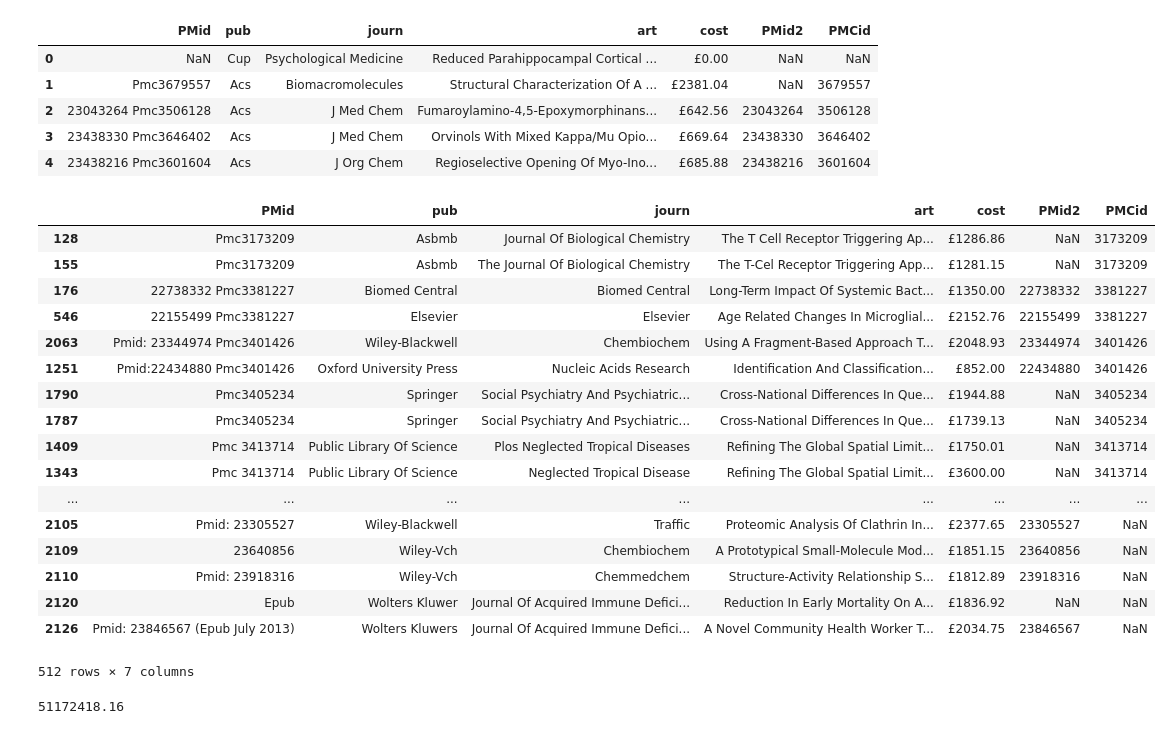
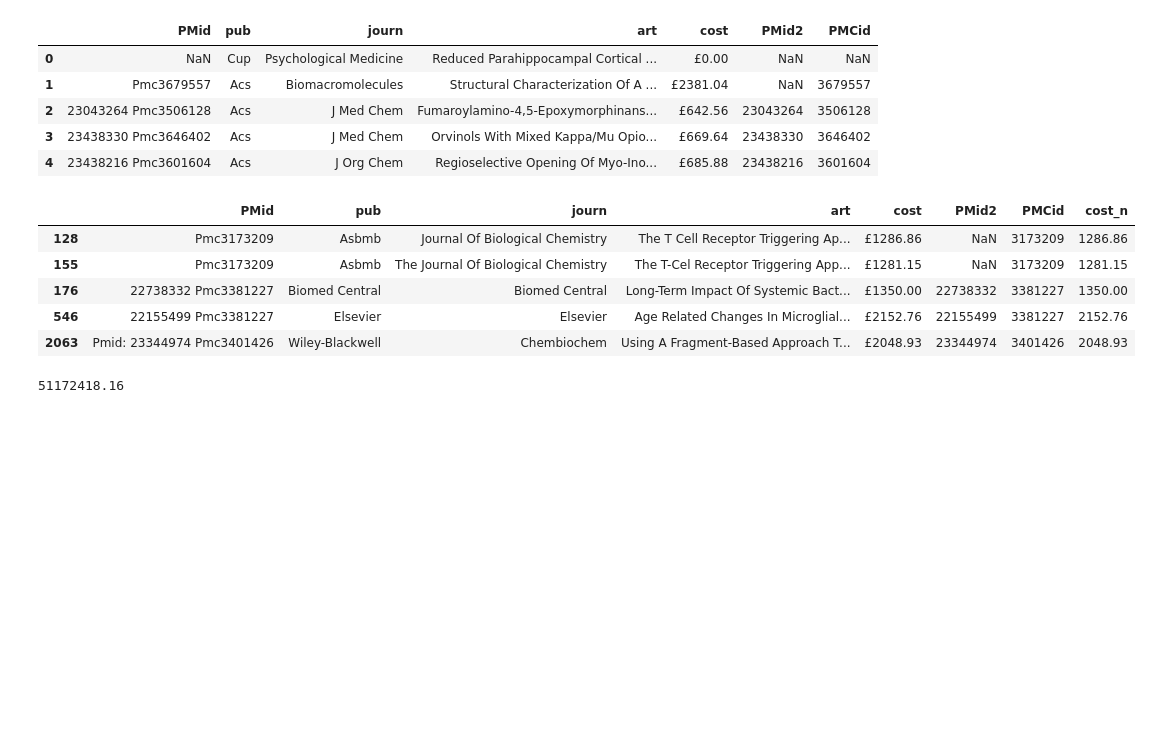
Before and after one commit to chrisoyer/thinkful_notes, a Jupyter notebook: drills/12.6 Data cleaning drill.ipynb, the cells around one changed output. Drawn from its saved outputs; the diff is of its cells as text; code cells hidden in the pictures; blank space fills up the shorter version.

```diff
--- a/drills/12.6 Data cleaning drill.ipynb
+++ b/drills/12.6 Data cleaning drill.ipynb
@@ -159,26 +147,14 @@ data_df.head()
 | 4 | 23438216 Pmc3601604 | Acs | J Org Chem | Regioselective Opening Of Myo-Ino... | £685.88 | 23438216 | 3601604 |
 # %%
 #show duplicates on id - not wrokig?
-data_df[data_df['PMCid'].duplicated(keep=False)].sort_values(by=['PMCid'], ascending=True)
+data_df[data_df['PMCid'].duplicated(keep=False)].sort_values(by=['PMCid'], ascending=True).head()
 # %% [output]
-|  | PMid | pub | journ | art | cost | PMid2 | PMCid |
-| 128 | Pmc3173209 | Asbmb | Journal Of Biological Chemistry | The T Cell Receptor Triggering Ap... | £1286.86 | NaN | 3173209 |
-| 155 | Pmc3173209 | Asbmb | The Journal Of Biological Chemistry | The T-Cel Receptor Triggering App... | £1281.15 | NaN | 3173209 |
-| 176 | 22738332 Pmc3381227 | Biomed Central | Biomed Central | Long-Term Impact Of Systemic Bact... | £1350.00 | 22738332 | 3381227 |
-| 546 | 22155499 Pmc3381227 | Elsevier | Elsevier | Age Related Changes In Microglial... | £2152.76 | 22155499 | 3381227 |
-| 2063 | Pmid: 23344974 Pmc3401426 | Wiley-Blackwell | Chembiochem | Using A Fragment-Based Approach T... | £2048.93 | 23344974 | 3401426 |
-| 1251 | Pmid:22434880 Pmc3401426 | Oxford University Press | Nucleic Acids Research | Identification And Classification... | £852.00 | 22434880 | 3401426 |
-| 1790 | Pmc3405234 | Springer | Social Psychiatry And Psychiatric... | Cross-National Differences In Que... | £1944.88 | NaN | 3405234 |
-| 1787 | Pmc3405234 | Springer | Social Psychiatry And Psychiatric... | Cross-National Differences In Que... | £1739.13 | NaN | 3405234 |
-| 1409 | Pmc 3413714 | Public Library Of Science | Plos Neglected Tropical Diseases | Refining The Global Spatial Limit... | £1750.01 | NaN | 3413714 |
-| 1343 | Pmc 3413714 | Public Library Of Science | Neglected Tropical Disease | Refining The Global Spatial Limit... | £3600.00 | NaN | 3413714 |
-| ... | ... | ... | ... | ... | ... | ... | ... |
-| 2105 | Pmid: 23305527 | Wiley-Blackwell | Traffic | Proteomic Analysis Of Clathrin In... | £2377.65 | 23305527 | NaN |
-| 2109 | 23640856 | Wiley-Vch | Chembiochem | A Prototypical Small-Molecule Mod... | £1851.15 | 23640856 | NaN |
-| 2110 | Pmid: 23918316 | Wiley-Vch | Chemmedchem | Structure-Activity Relationship S... | £1812.89 | 23918316 | NaN |
-| 2120 | Epub | Wolters Kluwer | Journal Of Acquired Immune Defici... | Reduction In Early Mortality On A... | £1836.92 | NaN | NaN |
-| 2126 | Pmid: 23846567 (Epub July 2013) | Wolters Kluwers | Journal Of Acquired Immune Defici... | A Novel Community Health Worker T... | £2034.75 | 23846567 | NaN |
+|  | PMid | pub | journ | art | cost | PMid2 | PMCid | cost_n |
+| 128 | Pmc3173209 | Asbmb | Journal Of Biological Chemistry | The T Cell Receptor Triggering Ap... | £1286.86 | NaN | 3173209 | 1286.86 |
+| 155 | Pmc3173209 | Asbmb | The Journal Of Biological Chemistry | The T-Cel Receptor Triggering App... | £1281.15 | NaN | 3173209 | 1281.15 |
+| 176 | 22738332 Pmc3381227 | Biomed Central | Biomed Central | Long-Term Impact Of Systemic Bact... | £1350.00 | 22738332 | 3381227 | 1350.00 |
+| 546 | 22155499 Pmc3381227 | Elsevier | Elsevier | Age Related Changes In Microglial... | £2152.76 | 22155499 | 3381227 | 2152.76 |
+| 2063 | Pmid: 23344974 Pmc3401426 | Wiley-Blackwell | Chembiochem | Using A Fragment-Based Approach T... | £2048.93 | 23344974 | 3401426 | 2048.93 |
-512 rows × 7 columns
 # %%
 #change cost column to numeric
 data_df["cost_n"] = data_df.cost.str.extract(r"£(.*)")
```
Also changed, not shown: parts of 4 cells of this notebook.
